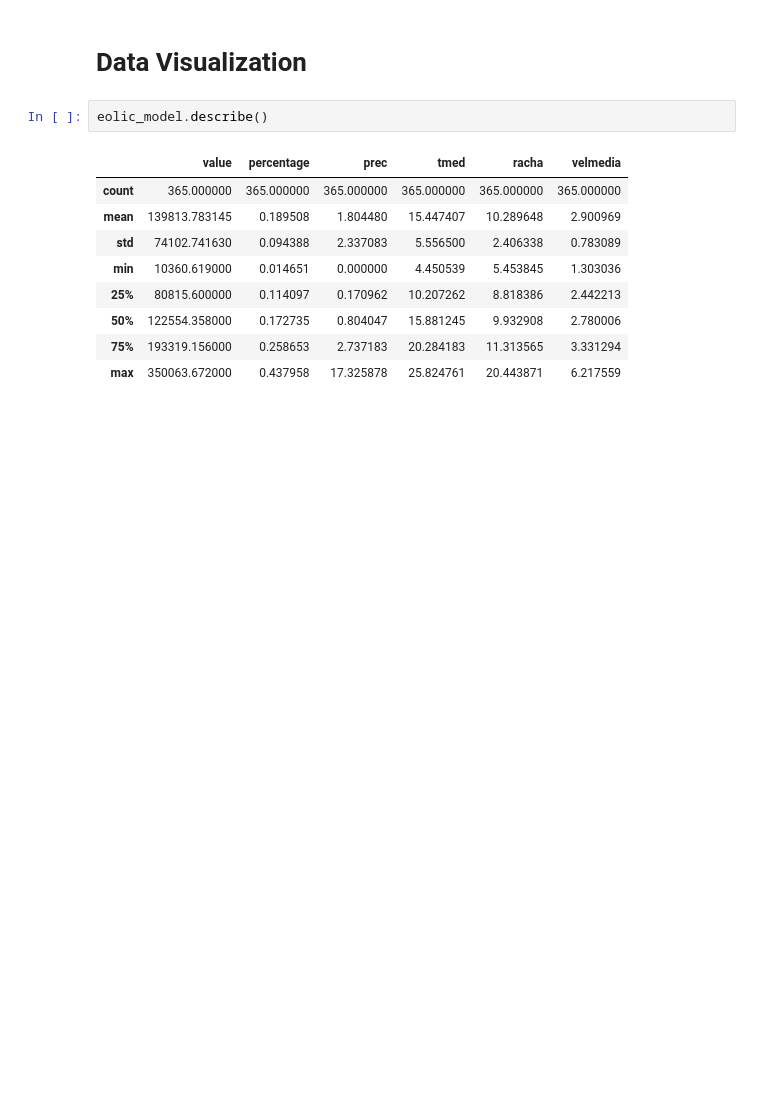
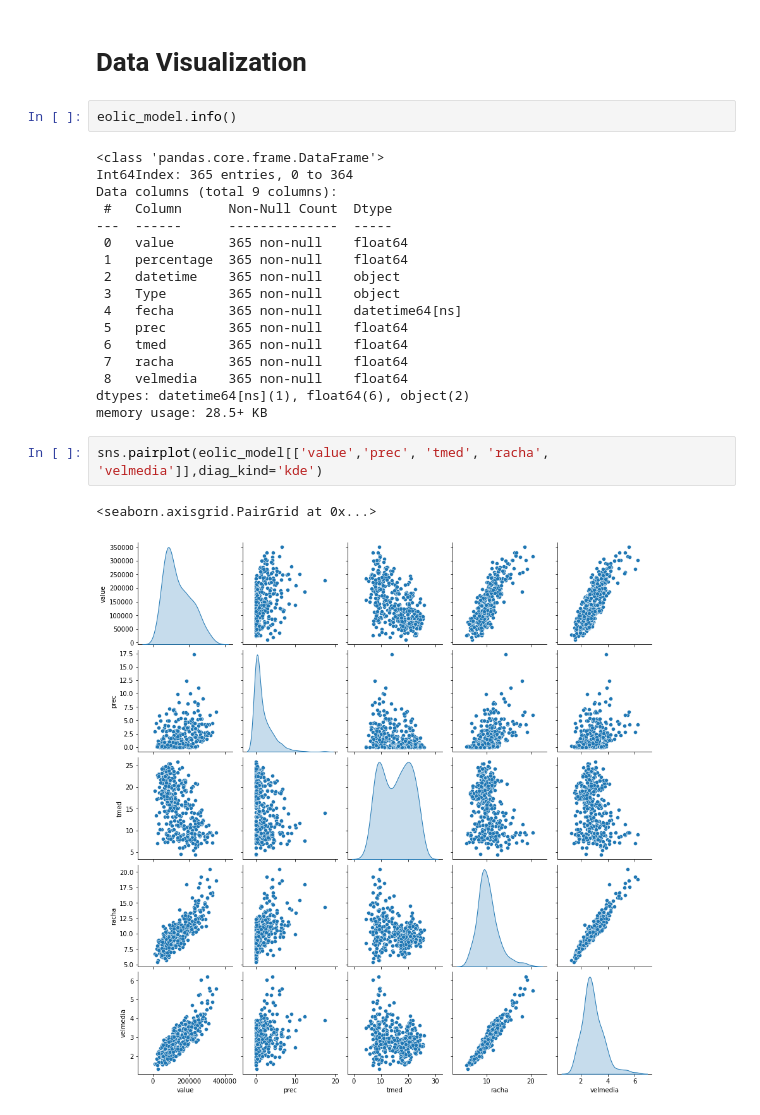
Before and after one commit to fjlafuente/TFM_EFAT, a Jupyter notebook: EFAT_Eolic_Notebook.ipynb, the cells around one changed output. Saved outputs shown, nothing was run; the diff lists cells and outputs as text; blank space fills up the shorter version.

```diff
--- a/EFAT_Eolic_Notebook.ipynb
+++ b/EFAT_Eolic_Notebook.ipynb
@@ -251,14 +231,26 @@ eolic_model
 # %% [markdown]
 # Data Visualization
 # %%
-eolic_model.describe()
+eolic_model.info()
 # %% [output]
-|  | value | percentage | prec | tmed | racha | velmedia |
-| count | 365.000000 | 365.000000 | 365.000000 | 365.000000 | 365.000000 | 365.000000 |
-| mean | 139813.783145 | 0.189508 | 1.804480 | 15.447407 | 10.289648 | 2.900969 |
-| std | 74102.741630 | 0.094388 | 2.337083 | 5.556500 | 2.406338 | 0.783089 |
-| min | 10360.619000 | 0.014651 | 0.000000 | 4.450539 | 5.453845 | 1.303036 |
-| 25% | 80815.600000 | 0.114097 | 0.170962 | 10.207262 | 8.818386 | 2.442213 |
-| 50% | 122554.358000 | 0.172735 | 0.804047 | 15.881245 | 9.932908 | 2.780006 |
-| 75% | 193319.156000 | 0.258653 | 2.737183 | 20.284183 | 11.313565 | 3.331294 |
-| max | 350063.672000 | 0.437958 | 17.325878 | 25.824761 | 20.443871 | 6.217559 |
+<class 'pandas.core.frame.DataFrame'>
+Int64Index: 365 entries, 0 to 364
+Data columns (total 9 columns):
+ #   Column      Non-Null Count  Dtype
+---  ------      --------------  -----
+ 0   value       365 non-null    float64
+ 1   percentage  365 non-null    float64
+ 2   datetime    365 non-null    object
+ 3   Type        365 non-null    object
+ 4   fecha       365 non-null    datetime64[ns]
+ 5   prec        365 non-null    float64
+ 6   tmed        365 non-null    float64
+ 7   racha       365 non-null    float64
+ 8   velmedia    365 non-null    float64
+dtypes: datetime64[ns](1), float64(6), object(2)
+memory usage: 28.5+ KB
+# %%
+sns.pairplot(eolic_model[['value','prec', 'tmed', 'racha', 'velmedia']],diag_kind='kde')
+# %% [output]
+<seaborn.axisgrid.PairGrid at 0x...>
+[figure, added]
```
Also changed, not shown: parts of 15 cells of this notebook, 10 other files.
